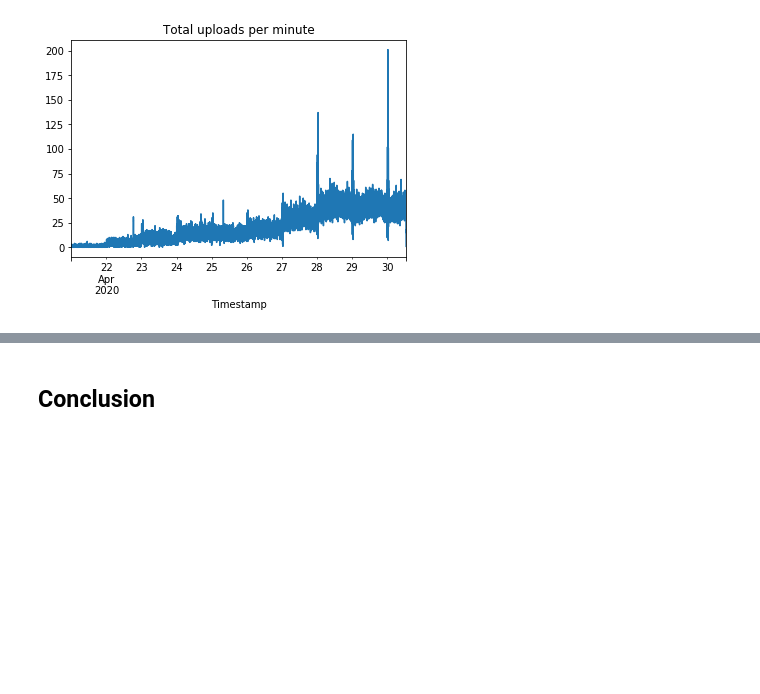
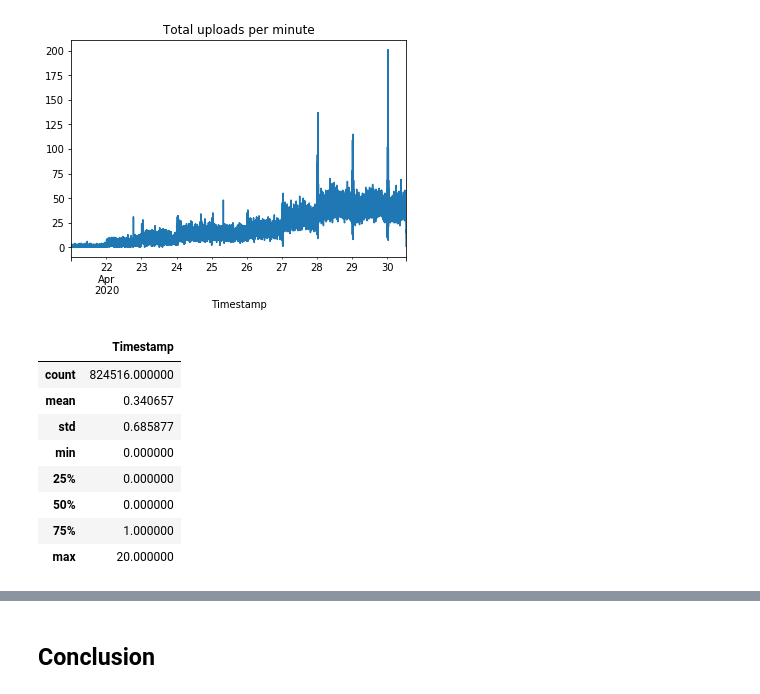
Before and after one commit to tisnik/jupyter-notebook-examples, a Jupyter notebook: consumer_benchmarks.ipynb, the cells around one changed output, grey strips where cells are left out. Drawn from its saved outputs; the diff is of its cells as text; code cells hidden in the pictures; blank space fills up the shorter version.

```diff
--- a/consumer_benchmarks.ipynb
+++ b/consumer_benchmarks.ipynb
@@ -320,3 +322,16 @@ by_minute.describe()
 by_minute_plot = by_minute.plot(title="Total uploads per minute",legend=None)
 # %% [output]
 [figure]
+# %%
+by_second = upload_timestamps.resample('1s', on='Timestamp').count()
+by_second.describe()
+# %% [output]
+|  | Timestamp |
+| count | 824516.000000 |
+| mean | 0.340657 |
+| std | 0.685877 |
+| min | 0.000000 |
+| 25% | 0.000000 |
+| 50% | 0.000000 |
+| 75% | 1.000000 |
+| max | 20.000000 |
```
Also changed, not shown: parts of 6 cells of this notebook.
